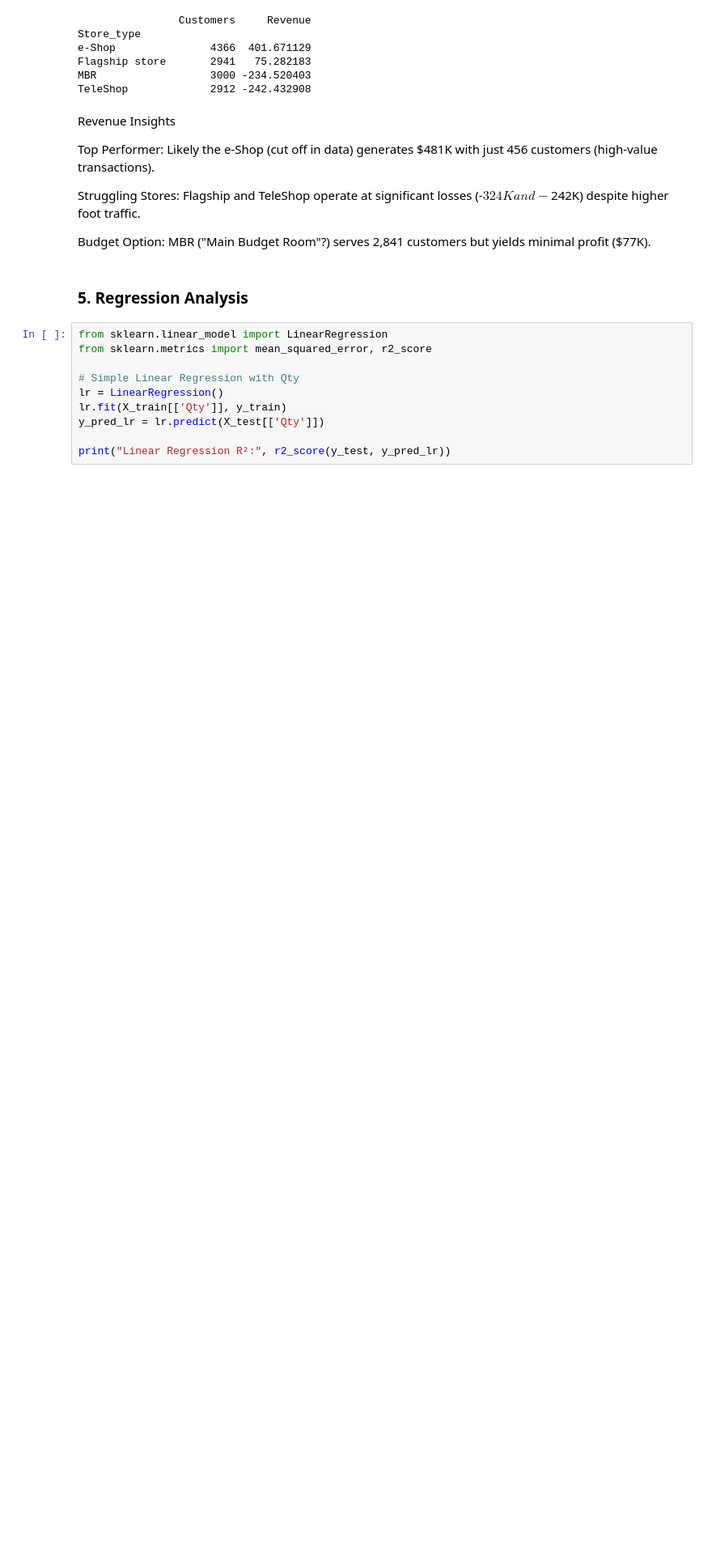
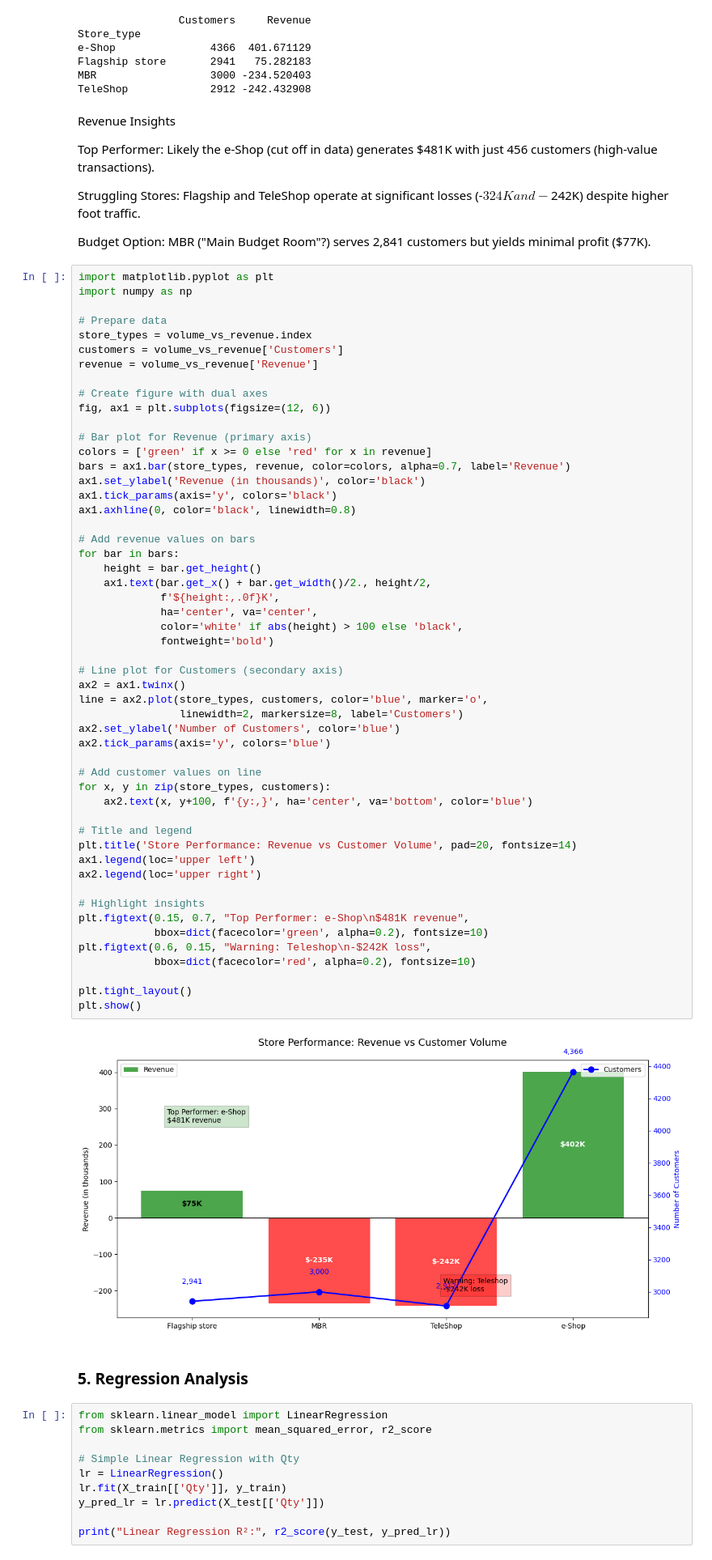
Before and after one commit to Mahmoudabuelfadl25/-Basics-of-Python-in-Data-Analytics, a Jupyter notebook: retail.ipynb, the cells around one changed output. Shown at 81% size. Saved outputs shown, nothing was run; the diff lists cells and outputs as text; blank space fills up the shorter version.

```diff
--- a/retail.ipynb
+++ b/retail.ipynb
@@ -580,6 +592,60 @@ Top Performer: Likely the e-Shop (cut off in data) generates $481K with just 456
 Struggling Stores: Flagship and TeleShop operate at significant losses (-$324K and -$242K) despite higher foot traffic.
 
 Budget Option: MBR ("Main Budget Room"?) serves 2,841 customers but yields minimal profit ($77K).
+# %%
+import matplotlib.pyplot as plt
+import numpy as np
+
+# Prepare data
+store_types = volume_vs_revenue.index
+customers = volume_vs_revenue['Customers']
+revenue = volume_vs_revenue['Revenue']
+
+# Create figure with dual axes
+fig, ax1 = plt.subplots(figsize=(12, 6))
+
+# Bar plot for Revenue (primary axis)
+colors = ['green' if x >= 0 else 'red' for x in revenue]
+bars = ax1.bar(store_types, revenue, color=colors, alpha=0.7, label='Revenue')
+ax1.set_ylabel('Revenue (in thousands)', color='black')
+ax1.tick_params(axis='y', colors='black')
+ax1.axhline(0, color='black', linewidth=0.8)
+
+# Add revenue values on bars
+for bar in bars:
+    height = bar.get_height()
+    ax1.text(bar.get_x() + bar.get_width()/2., height/2,
+             f'${height:,.0f}K',
+             ha='center', va='center',
+             color='white' if abs(height) > 100 else 'black',
+             fontweight='bold')
+
+# Line plot for Customers (secondary axis)
+ax2 = ax1.twinx()
+line = ax2.plot(store_types, customers, color='blue', marker='o',
+                linewidth=2, markersize=8, label='Customers')
+ax2.set_ylabel('Number of Customers', color='blue')
+ax2.tick_params(axis='y', colors='blue')
+
+# Add customer values on line
+for x, y in zip(store_types, customers):
+    ax2.text(x, y+100, f'{y:,}', ha='center', va='bottom', color='blue')
+
+# Title and legend
+plt.title('Store Performance: Revenue vs Customer Volume', pad=20, fontsize=14)
+ax1.legend(loc='upper left')
+ax2.legend(loc='upper right')
+
+# Highlight insights
+plt.figtext(0.15, 0.7, "Top Performer: e-Shop\n$481K revenue",
+            bbox=dict(facecolor='green', alpha=0.2), fontsize=10)
+plt.figtext(0.6, 0.15, "Warning: Teleshop\n-$242K loss",
+            bbox=dict(facecolor='red', alpha=0.2), fontsize=10)
+
+plt.tight_layout()
+plt.show()
+# %% [output]
+[figure, added]
 # %% [markdown]
 ### 5. Regression Analysis
 # %%
```
Also changed, not shown: parts of 7 cells of this notebook.
